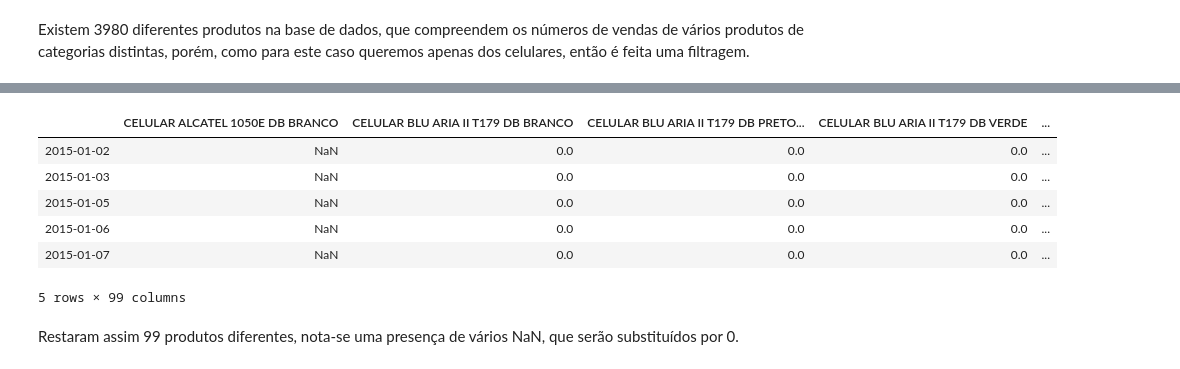
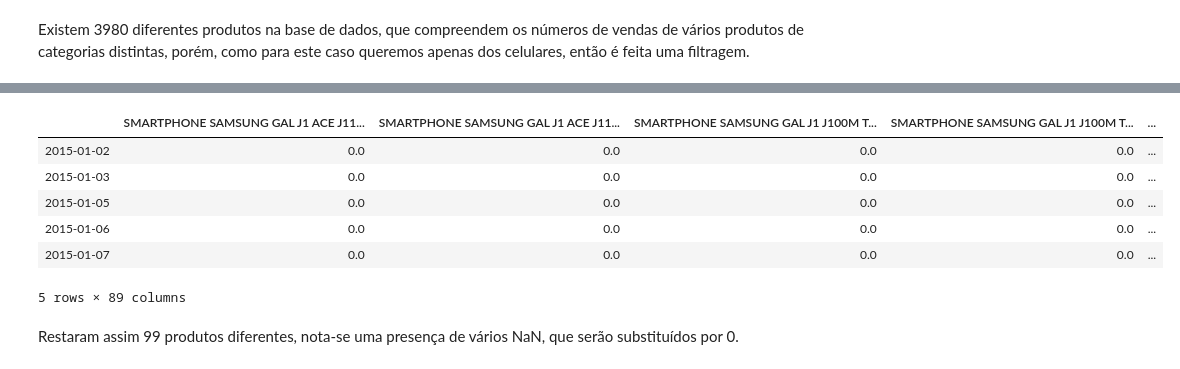
Before and after one commit to LuyzaDomingos/PrevisaoVendasFinalVersion, a Jupyter notebook: previsao/Celulares.ipynb, the cells around one changed output, grey strips where cells are left out. Saved outputs shown, nothing was run; the diff lists cells and outputs as text; code cells hidden in the pictures.

```diff
--- a/previsao/Celulares.ipynb
+++ b/previsao/Celulares.ipynb
@@ -22,15 +43,15 @@ Existem 3980 diferentes produtos na base de dados, que compreendem os números d
 # %%
-df = df[[x for x in df.columns if "CELULAR" in x]]
+df = df[[x for x in df.columns if "SMARTPHONE SAMSUNG GAL J" in x]]
 
 df.head()
 # %% [output]
-|  | CELULAR ALCATEL 1050E DB BRANCO | CELULAR BLU ARIA II T179 DB BRANCO | CELULAR BLU ARIA II T179 DB PRETO... | CELULAR BLU ARIA II T179 DB VERDE | ... |
-| 2015-01-02 | NaN | 0.0 | 0.0 | 0.0 | ... |
-| 2015-01-03 | NaN | 0.0 | 0.0 | 0.0 | ... |
-| 2015-01-05 | NaN | 0.0 | 0.0 | 0.0 | ... |
-| 2015-01-06 | NaN | 0.0 | 0.0 | 0.0 | ... |
-| 2015-01-07 | NaN | 0.0 | 0.0 | 0.0 | ... |
+|  | SMARTPHONE SAMSUNG GAL J1 ACE J11... | SMARTPHONE SAMSUNG GAL J1 ACE J11... | SMARTPHONE SAMSUNG GAL J1 J100M T... | SMARTPHONE SAMSUNG GAL J1 J100M T... | ... |
+| 2015-01-02 | 0.0 | 0.0 | 0.0 | 0.0 | ... |
+| 2015-01-03 | 0.0 | 0.0 | 0.0 | 0.0 | ... |
+| 2015-01-05 | 0.0 | 0.0 | 0.0 | 0.0 | ... |
+| 2015-01-06 | 0.0 | 0.0 | 0.0 | 0.0 | ... |
+| 2015-01-07 | 0.0 | 0.0 | 0.0 | 0.0 | ... |
-5 rows × 99 columns
+5 rows × 89 columns
 # %% [markdown]
 Restaram assim 99 produtos diferentes, nota-se uma presença de vários NaN, que serão substituídos por 0.
 # %%
```
Also changed, not shown: parts of 19 cells of this notebook.
